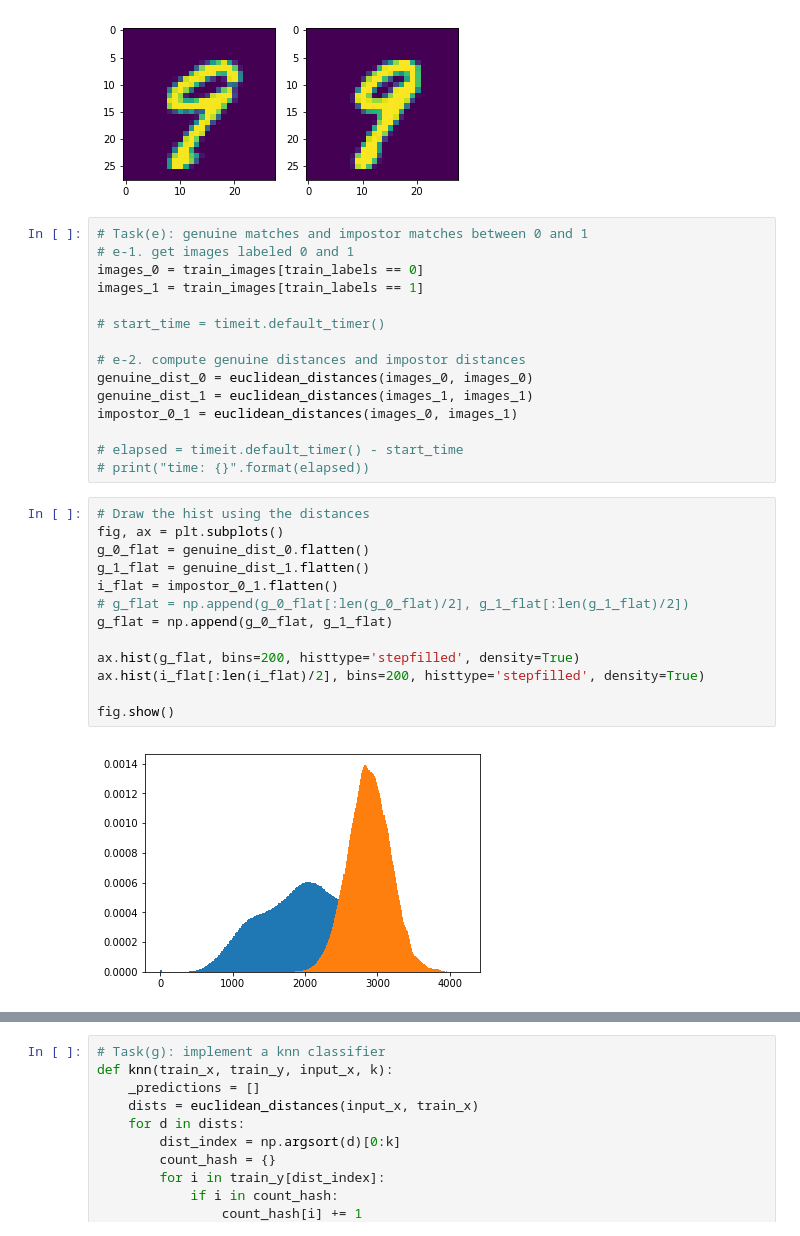
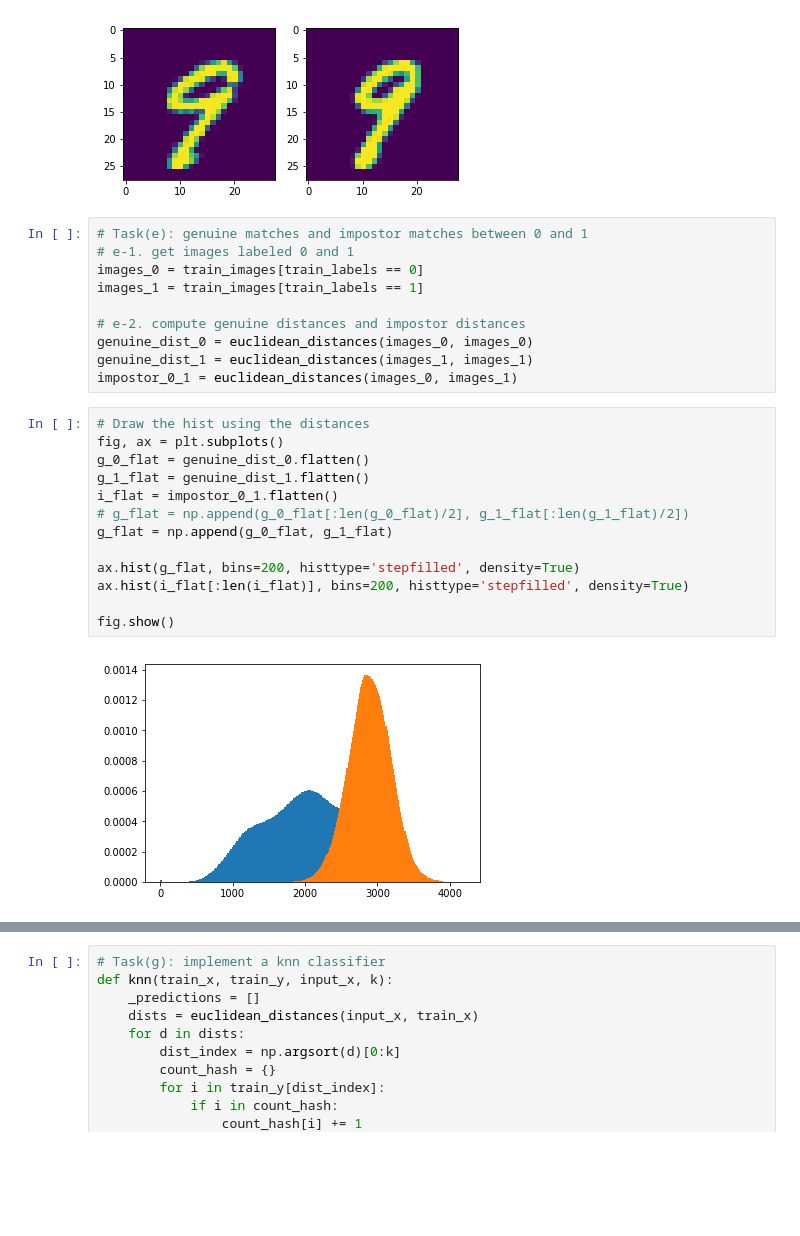
Before and after one commit to wrymax/CS5785-AML, a Jupyter notebook: homework-1/Digit Recognition.ipynb, the cells around one changed output, grey strips where cells are left out. Cells and saved outputs as stored; diff of their text form; blank space fills up the shorter version.

```diff
--- a/homework-1/Digit Recognition.ipynb
+++ b/homework-1/Digit Recognition.ipynb
@@ -75,29 +75,24 @@ for i, bm in enumerate(best_match):
 images_0 = train_images[train_labels == 0]
 images_1 = train_images[train_labels == 1]
 
-# start_time = timeit.default_timer()
-
 # e-2. compute genuine distances and impostor distances
 genuine_dist_0 = euclidean_distances(images_0, images_0)
 genuine_dist_1 = euclidean_distances(images_1, images_1)
 impostor_0_1 = euclidean_distances(images_0, images_1)
-
-# elapsed = timeit.default_timer() - start_time
-# print("time: {}".format(elapsed))
 # %%
 # Draw the hist using the distances
 fig, ax = plt.subplots()
 g_0_flat = genuine_dist_0.flatten()
 g_1_flat = genuine_dist_1.flatten()
 i_flat = impostor_0_1.flatten()
 # g_flat = np.append(g_0_flat[:len(g_0_flat)/2], g_1_flat[:len(g_1_flat)/2])
 g_flat = np.append(g_0_flat, g_1_flat)
 
 ax.hist(g_flat, bins=200, histtype='stepfilled', density=True)
-ax.hist(i_flat[:len(i_flat)/2], bins=200, histtype='stepfilled', density=True)
+ax.hist(i_flat[:len(i_flat)], bins=200, histtype='stepfilled', density=True)
 
 fig.show()
 # %% [output]
-[figure, old version]
+[figure, new version]
 # %%
 # Task(f): ROC curve from the above sets of distances
```
Also changed, not shown: parts of 7 cells of this notebook.
